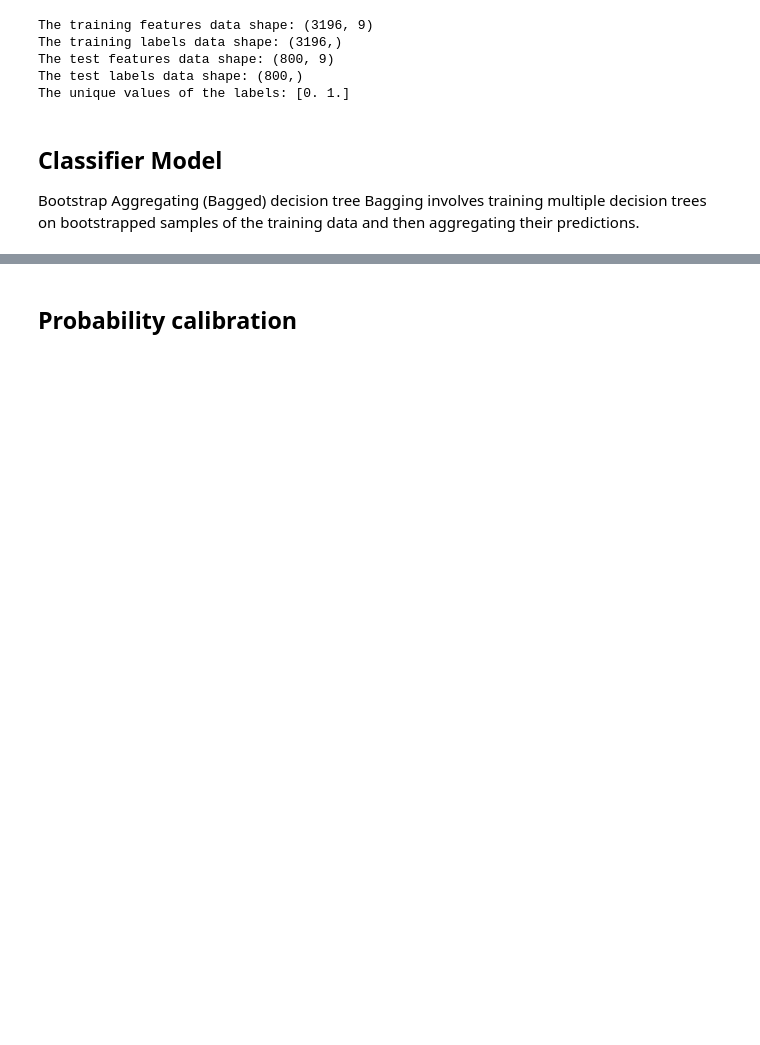
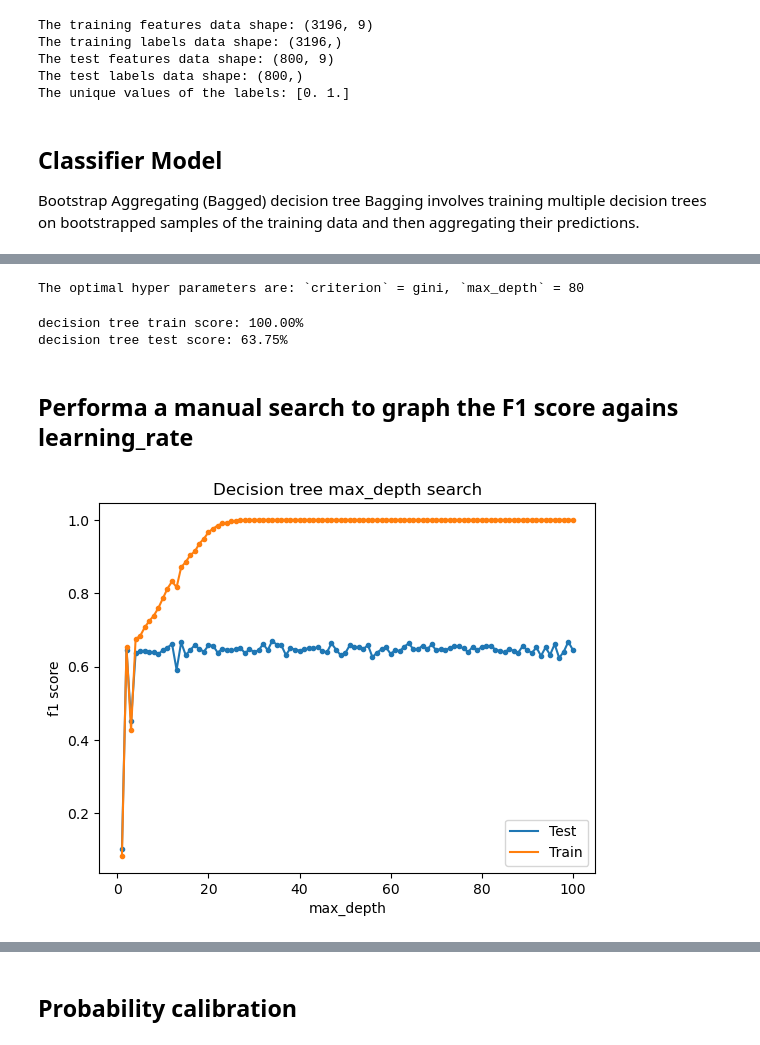
Before and after one commit to Yuval-Yarom/Predicting-Drinking-Water-Potability, a Jupyter notebook: Models/BaggedDecissionTrees.ipynb, the cells around one changed output, grey strips where cells are left out. Drawn from its saved outputs; the diff is of its cells as text; code cells hidden in the pictures; blank space fills up the shorter version.

Commit message:
remove overfitting  bagged decision trees

```diff
--- a/Models/BaggedDecissionTrees.ipynb
+++ b/Models/BaggedDecissionTrees.ipynb
@@ -56,8 +56,9 @@ lMaxLeaf     = list(range(5, 11)) #<! List
 
 # Data
 numSamplesRatio = 0.2
+NUM_FOLDS = 5
 
-mXTrain, mXTest, vYTrain, vYTest = train_test_split(mX, vY, test_size = numSamplesRatio, shuffle = True, stratify = vY)
+mXTrain, mXTest, vYTrain, vYTest = train_test_split(mX, vY, test_size = numSamplesRatio, shuffle = True, stratify = vY, random_state = 42)
 # %%
 # Train Test Split
 
@@ -148,0 +83,12 @@ dfModelScore
+# %%
+# Naive bagged decision tree model
+
+oDecTreeCls = DecisionTreeClassifier()
+oDecTreeCls.fit(mXTrain, vYTrain)
+
+# Performance Train data
+print(f'bagged decision tree train score: {oDecTreeCls.score(mXTrain, vYTrain):0.2%}')
+
+# Performance data
+scores = cross_val_score(oDecTreeCls, mX, vY, cv=NUM_FOLDS, scoring='f1')
+print(f"Cross validation scores: {scores.mean():.2%}")
@@ -149,15 +162,52 @@ dfModelScore
 # %%
-# # Extract the Optimal Hyper Parameters
+# Extract the Optimal Hyper Parameters
 
-# idxArgMax = dfModelScore['F1'].idxmax()
-# #===============================================================#
+optimalCriterion = best_params['criterion']
+optimalmax_depth  = best_params['max_depth']
 
-# optimalCriterion = dfModelScore.loc[idxArgMax, 'Criterion']
-# optimalMaxLeaf   = dfModelScore.loc[idxArgMax, 'Max Leaves']
-
-# print(f'The optimal hyper parameters are: `criterion` = {optimalCriterion}, `max_leaf_nodes` = {optimalMaxLeaf}')
+print(f'The optimal hyper parameters are: `criterion` = {optimalCriterion}, `max_depth` = {optimalmax_depth}')
+# %% [output]
+The optimal hyper parameters are: `criterion` = gini, `max_depth` = 80
 # %%
 # Define base decision tree classifier
-# oDecTreeCls = DecisionTreeClassifier(criterion = optimalCriterion, max_leaf_nodes = optimalMaxLeaf)
-oDecTreeCls = DecisionTreeClassifier()
+oDecTreeCls = DecisionTreeClassifier(criterion = optimalCriterion, max_depth = optimalmax_depth)
+# oDecTreeCls = DecisionTreeClassifier()
 oDecTreeCls = oDecTreeCls.fit(mXTrain, vYTrain)
+
+print(f'decision tree train score: {oDecTreeCls.score(mXTrain, vYTrain):0.2%}')
+print(f'decision tree test score: {oDecTreeCls.score(mXTest, vYTest):0.2%}')
+# %% [output]
+decision tree train score: 100.00%
+decision tree test score: 63.75%
+# %% [markdown]
+## Performa a manual search to graph the F1 score agains learning_rate
+# %%
+max_depths = range(1, 100 + 1)
+scores_test = []
+scores_train = []
+
+for max_depth in max_depths:
+  decision_tree = DecisionTreeClassifier(criterion = 'gini', max_depth=max_depth)
+  decision_tree.fit(mXTrain, vYTrain)
+  score_test = f1_score(vYTest, decision_tree.predict(mXTest))
+  scores_test.append(score_test)
+  score_train = f1_score(vYTrain, decision_tree.predict(mXTrain))
+  scores_train.append(score_train)
+# %%
+# Plot the search results
+
+plt.plot(max_depths, scores_test, label='Test')
+plt.scatter(max_depths, scores_test, marker='.')
+
+# Add another plot (for example, train scores)
+plt.plot(max_depths, scores_train, label='Train')
+plt.scatter(max_depths, scores_train, marker='.')
+
+plt.xlabel('max_depth')
+plt.ylabel('f1 score')
+plt.title('Decision tree max_depth search')
+plt.legend()  # Add legend to distinguish between test and train scores
+
+plt.show()
+# %% [output]
+[figure, added]
```
Also changed, not shown: parts of 24 cells of this notebook.
